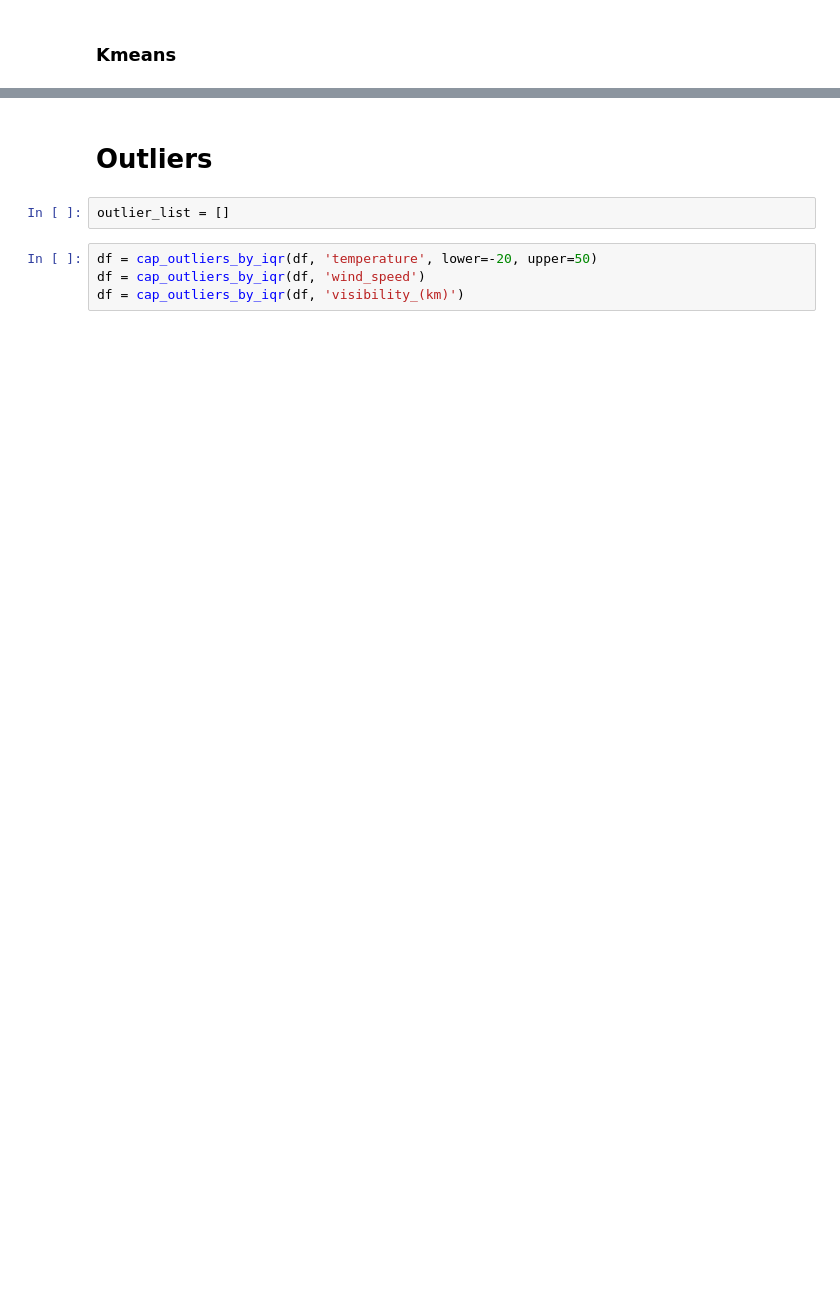
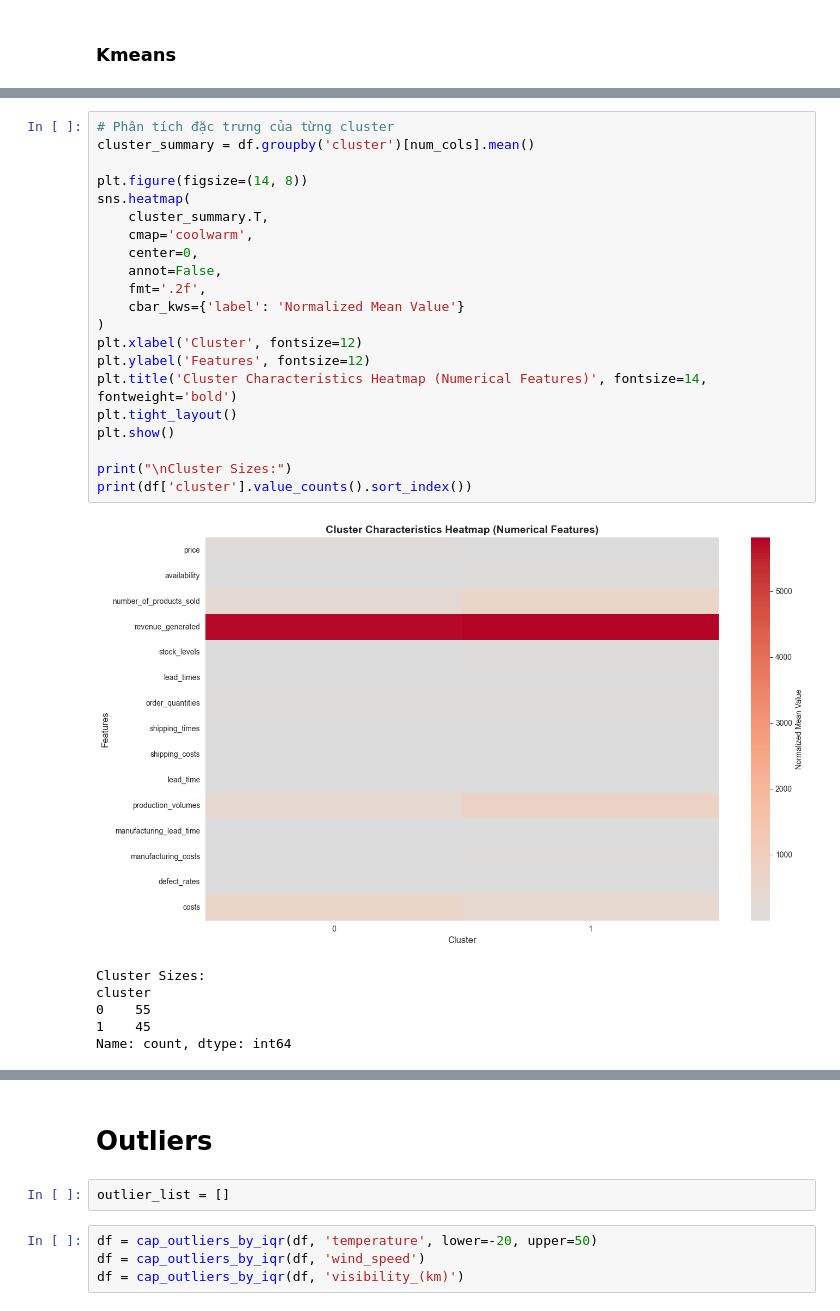
Before and after one commit to Avcuongy/DSS, a Jupyter notebook: notebooks/analysis/4_multivariate.ipynb, the cells around one changed output, grey strips where cells are left out. Drawn from its saved outputs; the diff is of its cells as text; blank space fills up the shorter version.

```diff
--- a/notebooks/analysis/4_multivariate.ipynb
+++ b/notebooks/analysis/4_multivariate.ipynb
@@ -586,0 +676,28 @@ ordinal_encoder = OrdinalEncoder(categories=[["Fast", "Average", "Slow"]])
+# %%
+# Phân tích đặc trưng của từng cluster
+cluster_summary = df.groupby('cluster')[num_cols].mean()
+
+plt.figure(figsize=(14, 8))
+sns.heatmap(
+    cluster_summary.T,
+    cmap='coolwarm',
+    center=0,
+    annot=False,
+    fmt='.2f',
+    cbar_kws={'label': 'Normalized Mean Value'}
+)
+plt.xlabel('Cluster', fontsize=12)
+plt.ylabel('Features', fontsize=12)
+plt.title('Cluster Characteristics Heatmap (Numerical Features)', fontsize=14, fontweight='bold')
+plt.tight_layout()
+plt.show()
+
+print("\nCluster Sizes:")
+print(df['cluster'].value_counts().sort_index())
+# %% [output]
+[figure, added]
+Cluster Sizes:
+cluster
+0    55
+1    45
+Name: count, dtype: int64
```
Also changed, not shown: parts of 15 cells of this notebook, 1 other file.
